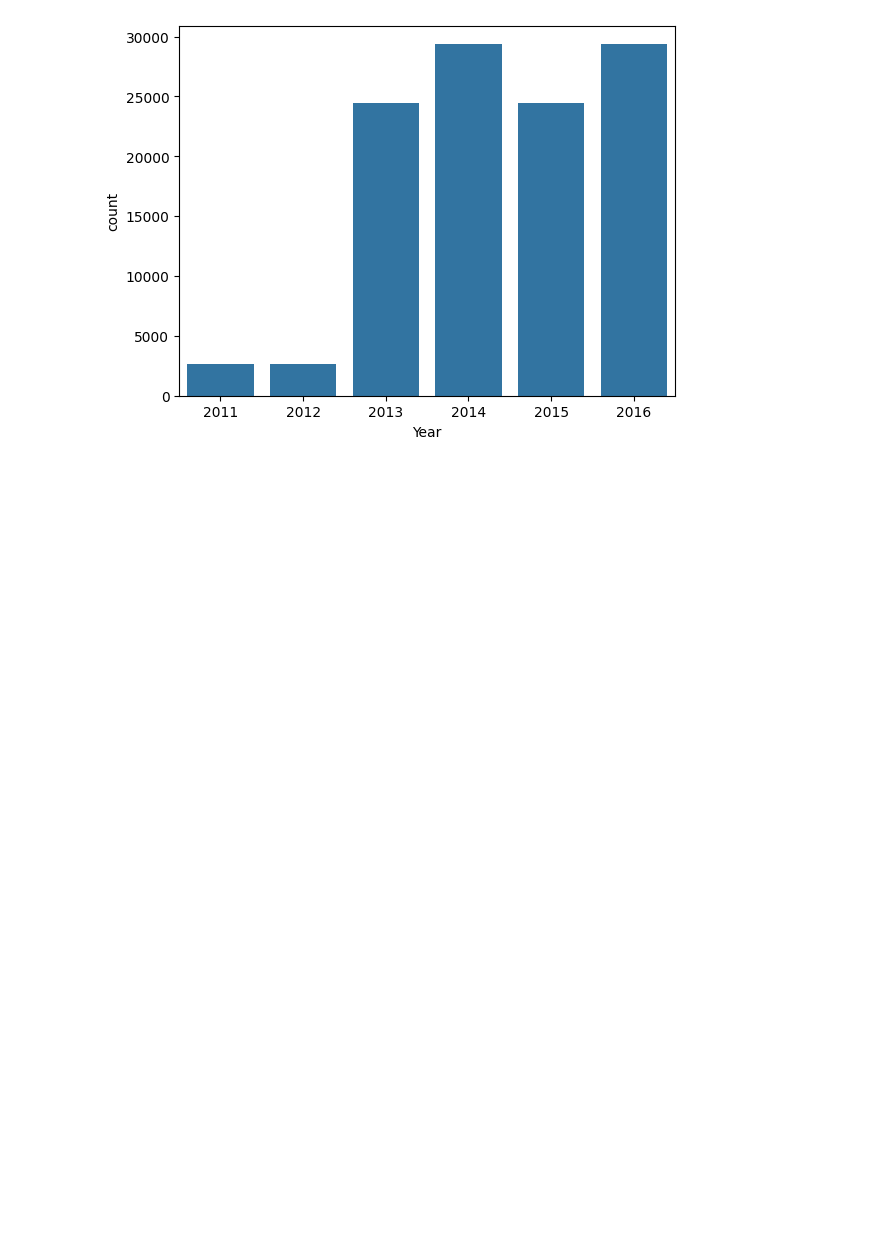
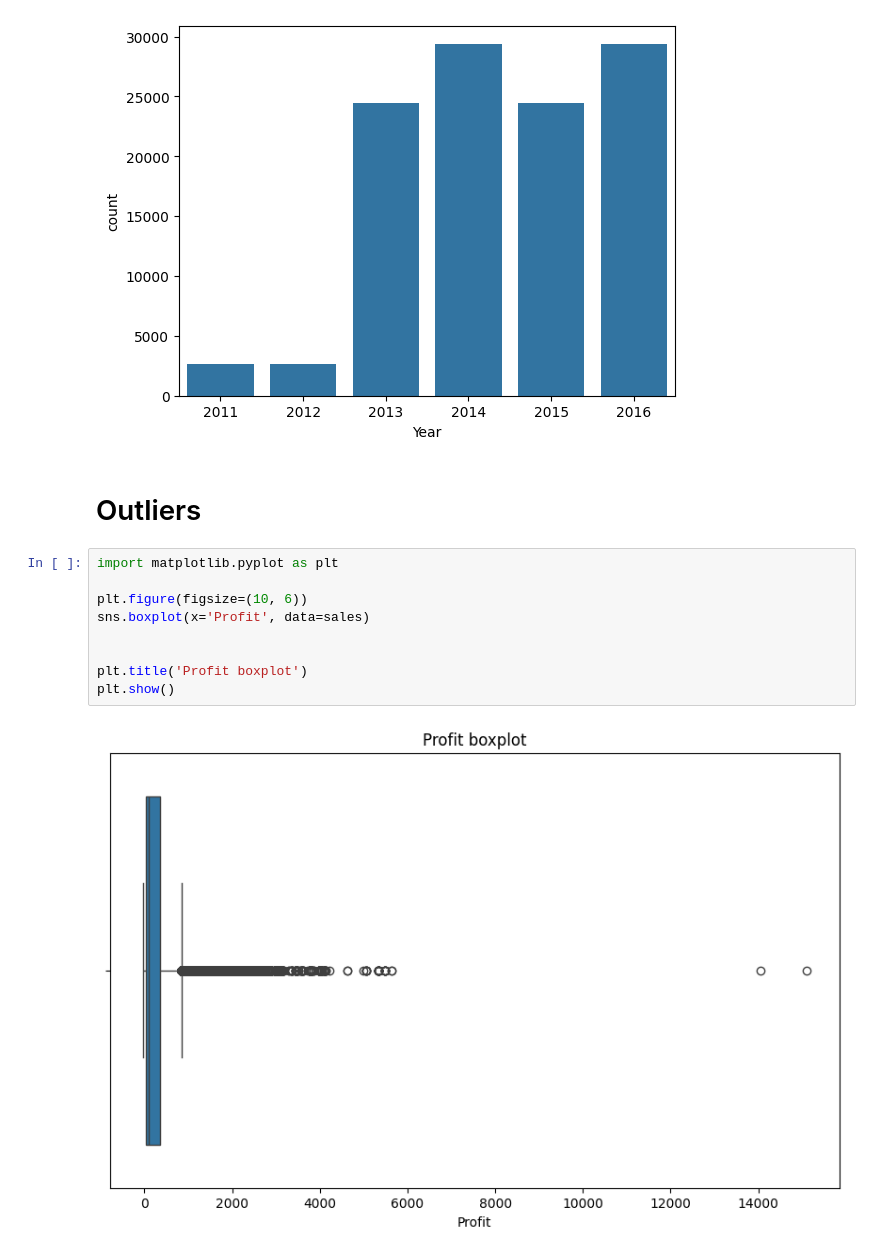
Before and after one commit to s28600/SUML, a Jupyter notebook: sample.ipynb, the cells around one changed output. Drawn from its saved outputs; the diff is of its cells as text; blank space fills up the shorter version.

Commit message:
outliers plots added

```diff
--- a/sample.ipynb
+++ b/sample.ipynb
@@ -75,3 +77,16 @@ sns.countplot(x='Year', data=sales)
 # %% [output]
 <Axes: xlabel='Year', ylabel='count'>
 [figure]
+# %% [markdown]
+# Outliers
+# %%
+import matplotlib.pyplot as plt
+
+plt.figure(figsize=(10, 6))
+sns.boxplot(x='Profit', data=sales)
+
+
+plt.title('Profit boxplot')
+plt.show()
+# %% [output]
+[figure, added]
```
Also changed, not shown: parts of 2 cells of this notebook.
